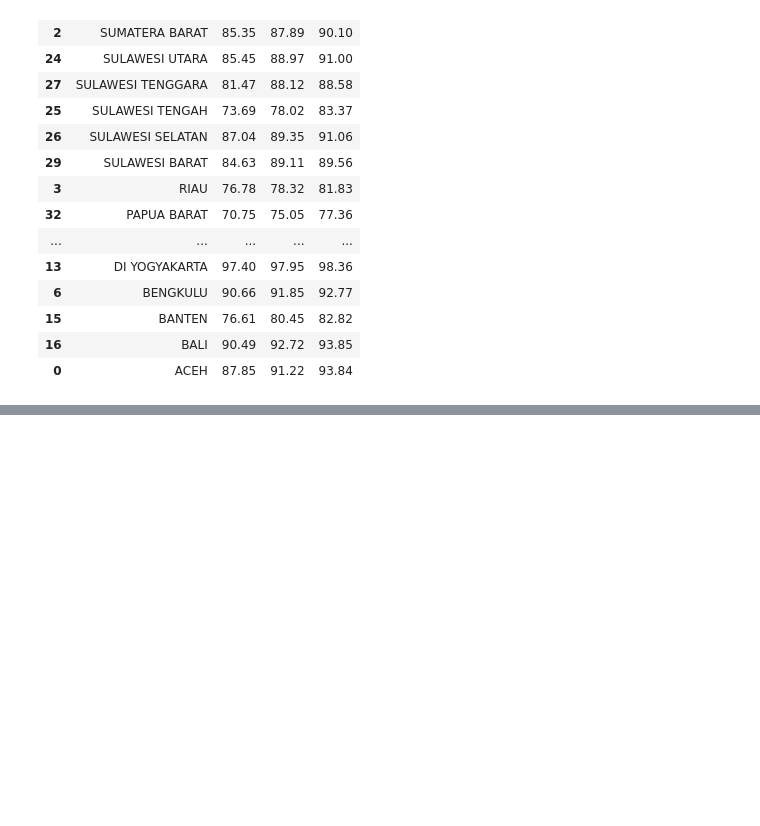
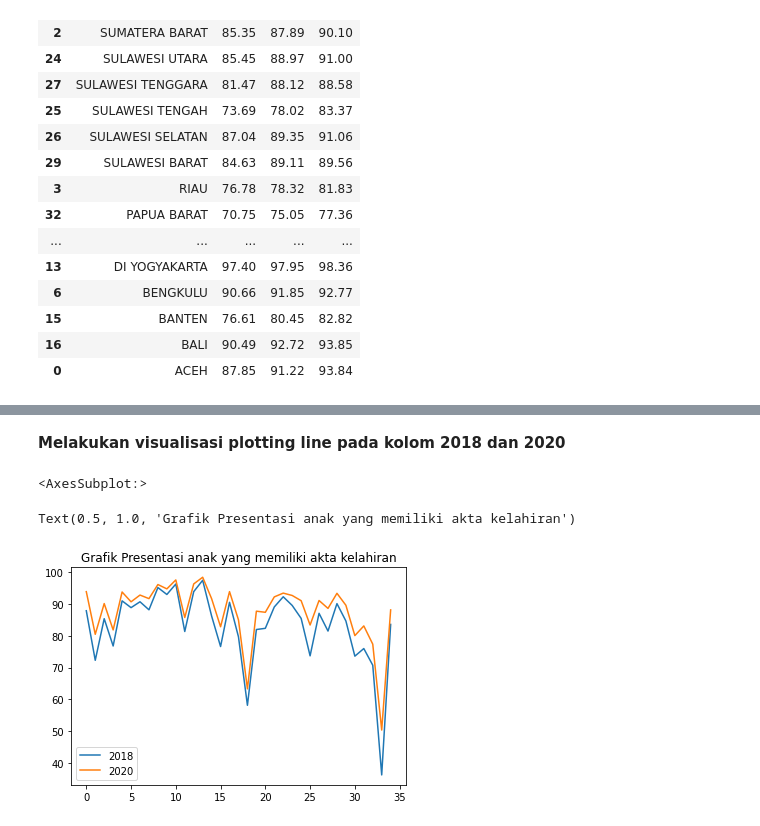
Before and after one commit to Kamaludin08/Project-Python, a Jupyter notebook: Project.ipynb, the cells around one changed output, grey strips where cells are left out. Cells and saved outputs as stored; diff of their text form; code cells hidden in the pictures; blank space fills up the shorter version.

```diff
--- a/Project.ipynb
+++ b/Project.ipynb
@@ -131,0 +239,9 @@ display(data_persentase.sort_values(by = 'Provinsi', ascending = 0))
+# %% [markdown]
+<b> Melakukan visualisasi plotting line pada kolom 2018 dan 2020 <b>
+# %%
+display(data_persentase[['2018', '2020']].plot(kind='line'))
+plt.title('Grafik Presentasi anak yang memiliki akta kelahiran')
+# %% [output]
+<AxesSubplot:>
+Text(0.5, 1.0, 'Grafik Presentasi anak yang memiliki akta kelahiran')
+[figure, added]
```
Also changed, not shown: parts of 28 cells of this notebook.
